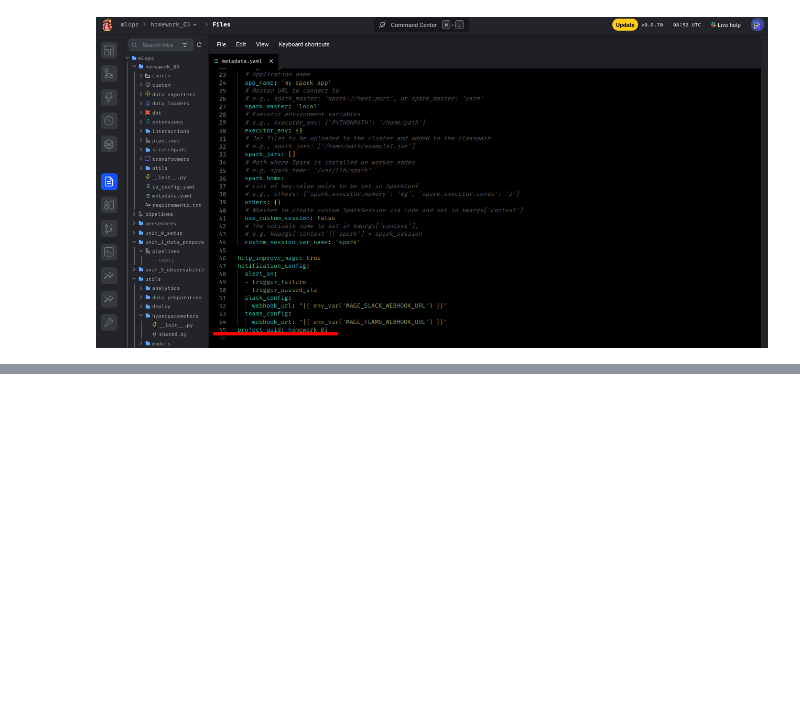
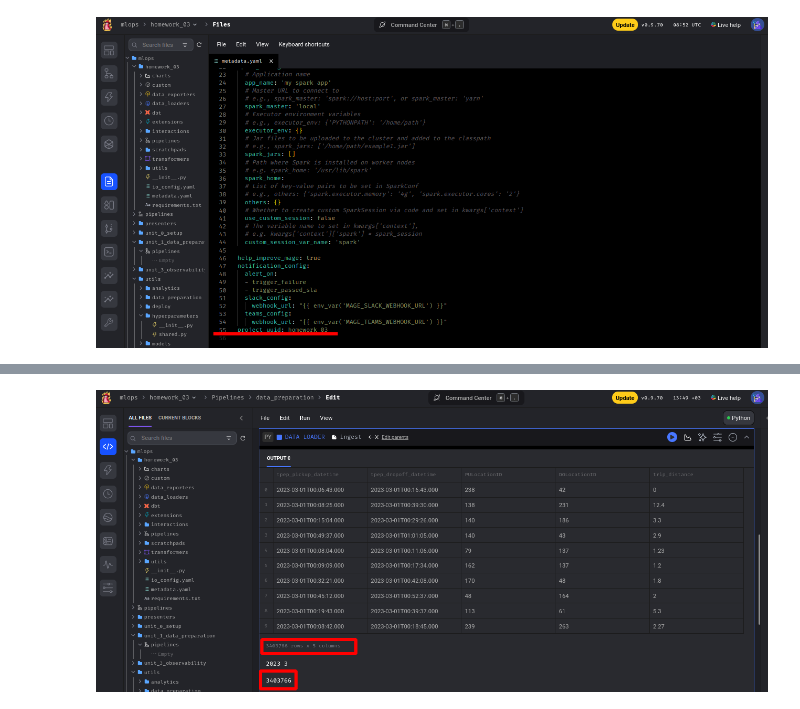
Before and after one commit to alex-sokolov2011/MLOps_zoomcamp, a Jupyter notebook: 03-orchestration/hw03.ipynb, the cells around one changed output, grey strips where cells are left out. Cells and saved outputs as stored; diff of their text form; code cells hidden in the pictures; blank space fills up the shorter version.

```diff
--- a/03-orchestration/hw03.ipynb
+++ b/03-orchestration/hw03.ipynb
@@ -32,0 +86,4 @@ Image(filename='./screenshots/screenshot_Q2_hw3.png')
+# %%
+Image(filename='./screenshots/screenshot_Q3_hw3.png')
+# %% [output]
+[figure, added]
```
Also changed, not shown: parts of 6 cells of this notebook, 10 other files.
